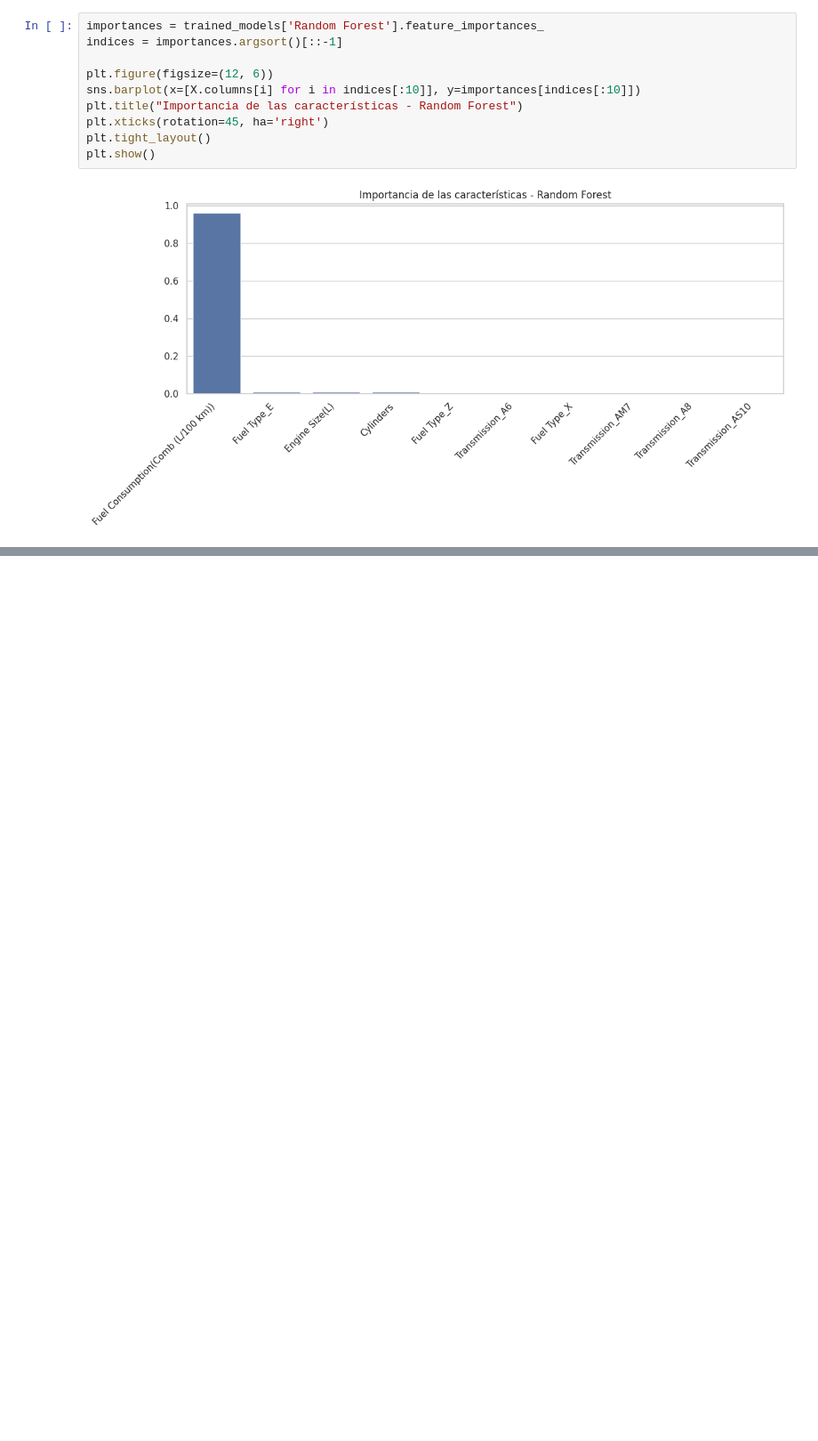
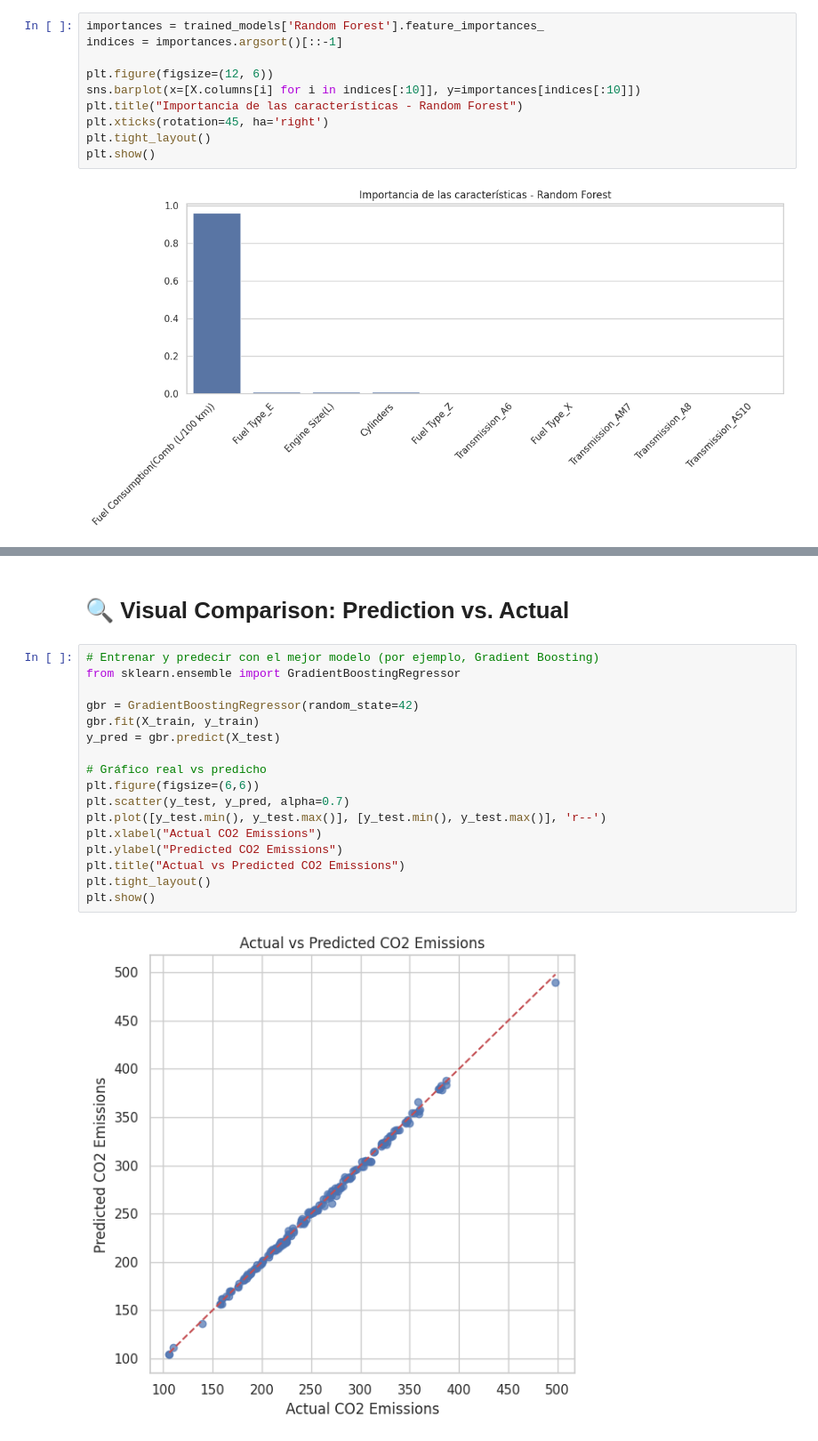
Before and after one commit to martavidal17/DM_project, a Jupyter notebook: Fuel_Consuption.ipynb, the cells around one changed output, grey strips where cells are left out. Shown at 89% size. Saved outputs shown, nothing was run; the diff lists cells and outputs as text; blank space fills up the shorter version.

```diff
--- a/Fuel_Consuption.ipynb
+++ b/Fuel_Consuption.ipynb
@@ -200,0 +276,21 @@ plt.show()
+# %% [markdown]
+# 🔍 Visual Comparison: Prediction vs. Actual
+# %%
+# Entrenar y predecir con el mejor modelo (por ejemplo, Gradient Boosting)
+from sklearn.ensemble import GradientBoostingRegressor
+
+gbr = GradientBoostingRegressor(random_state=42)
+gbr.fit(X_train, y_train)
+y_pred = gbr.predict(X_test)
+
+# Gráfico real vs predicho
+plt.figure(figsize=(6,6))
+plt.scatter(y_test, y_pred, alpha=0.7)
+plt.plot([y_test.min(), y_test.max()], [y_test.min(), y_test.max()], 'r--')
+plt.xlabel("Actual CO2 Emissions")
+plt.ylabel("Predicted CO2 Emissions")
+plt.title("Actual vs Predicted CO2 Emissions")
+plt.tight_layout()
+plt.show()
+# %% [output]
+[figure, added]
```
Also changed, not shown: parts of 9 cells of this notebook, 3 other files.
